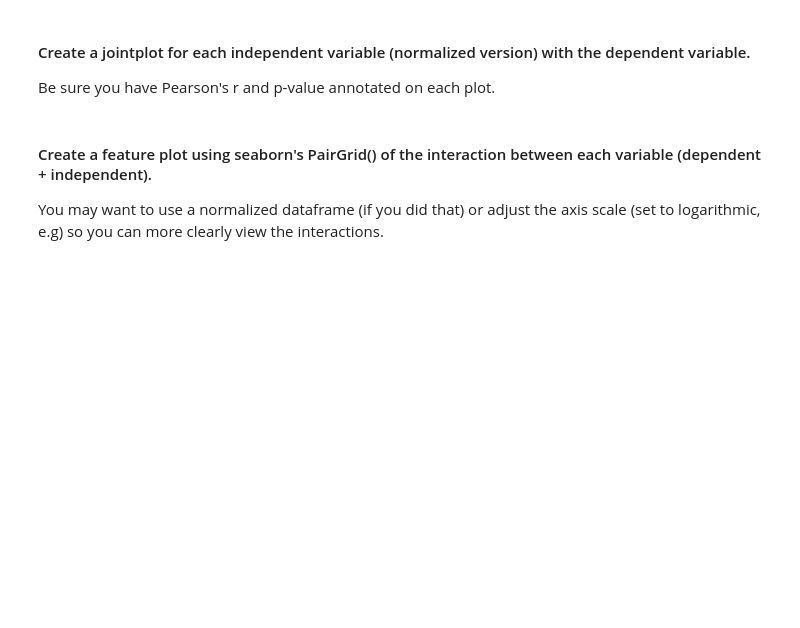
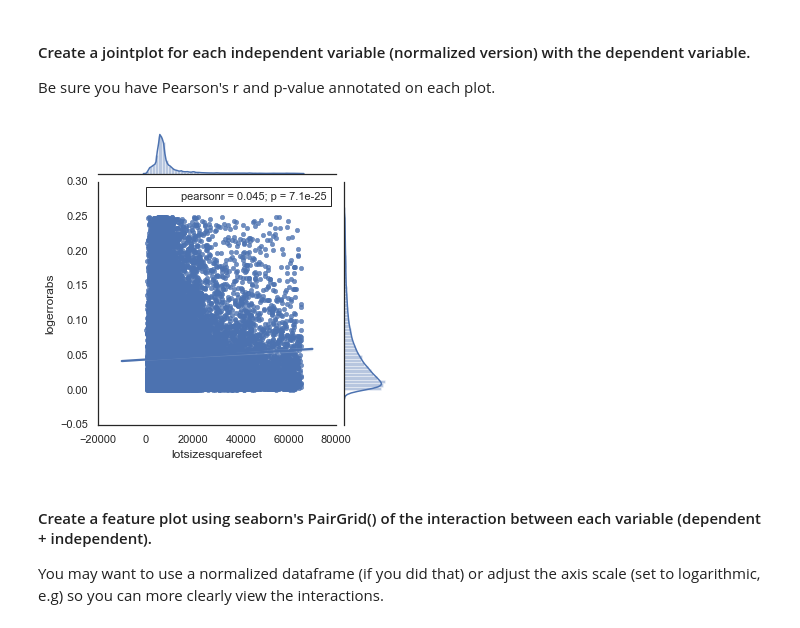
Before and after one commit to GaryGonzenbach/codeup-ds-projects, a Jupyter notebook: Regression_Project_GaryGonzenbach.ipynb, the cells around one changed output. Cells and saved outputs as stored; diff of their text form; code cells hidden in the pictures; blank space fills up the shorter version.

```diff
--- a/Regression_Project_GaryGonzenbach.ipynb
+++ b/Regression_Project_GaryGonzenbach.ipynb
@@ -413,3 +337,9 @@ df.info()
+# %%
+with sns.axes_style('white'):
+         j = sns.jointplot( "lotsizesquarefeet", "logerrorabs", data=X_train, kind='reg', height=5);
+         j.annotate(stats.pearsonr)
+# %% [output]
+[figure, added]
 # %% [markdown]
 #### Create a feature plot using seaborn's PairGrid() of the interaction between each variable (dependent + independent).
 
```
Also changed, not shown: parts of 13 cells of this notebook.
